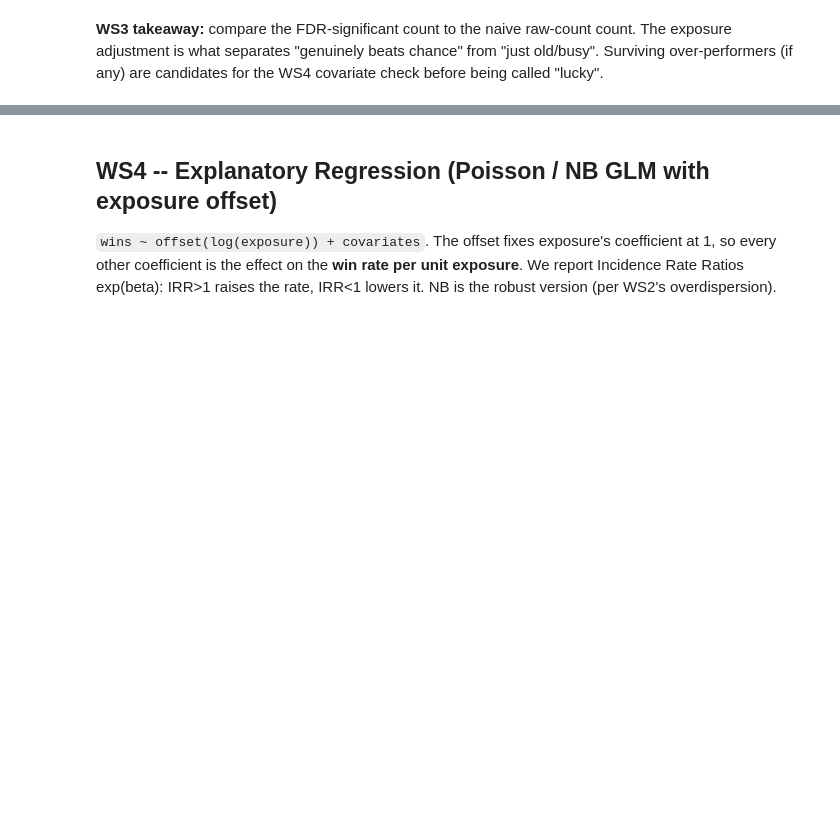
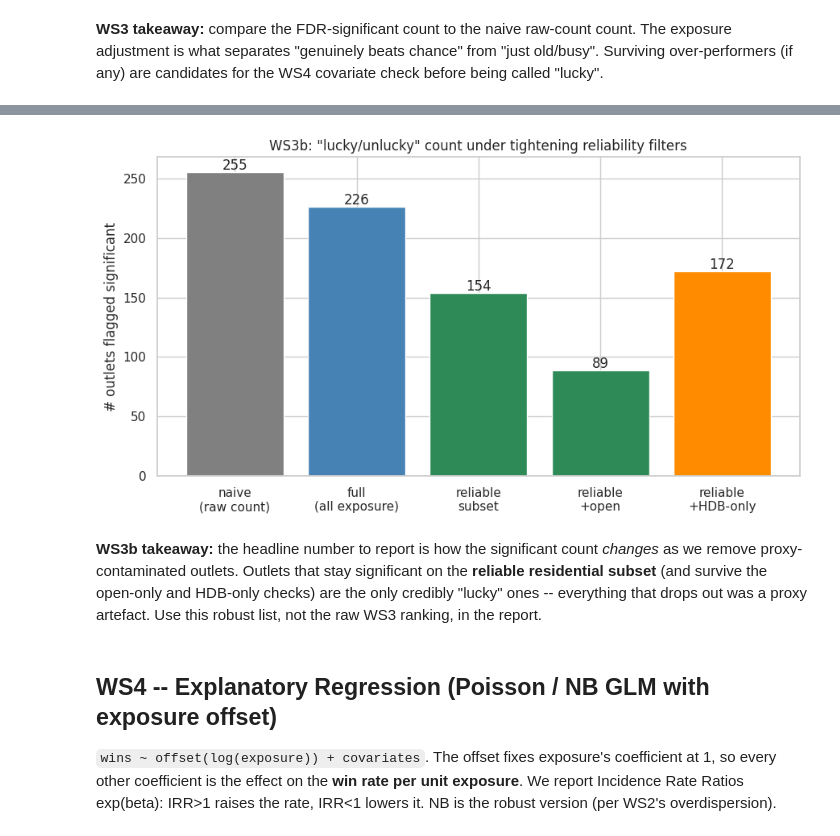
Before and after one commit to chuatzeyee/IS630Toto, a Jupyter notebook: analysis/toto_analysis.ipynb, the cells around one changed output, grey strips where cells are left out. Saved outputs shown, nothing was run; the diff lists cells and outputs as text; code cells hidden in the pictures; blank space fills up the shorter version.

```diff
--- a/analysis/toto_analysis.ipynb
+++ b/analysis/toto_analysis.ipynb
@@ -266,0 +316,16 @@ adjustment is what separates "genuinely beats chance" from "just old/busy". Surv
+# %%
+# Sensitivity variant 2: also exclude closed outlets
+rel_open = fdr_luck(reliable[reliable['is_closed']==0].reset_index(drop=True))
+print(f"reliable + open-only: {len(rel_open)} outlets, "
+      f"{rel_open['sig'].sum()} significant "
+      f"({(rel_open.sig & (rel_open.wins>rel_open.expected_wins)).sum()} over, "
+      f"{(rel_open.sig & (rel_open.wins<rel_open.expected_wins)).sum()} under)")
+
+# Sensitivity variant 3: HDB-only exposure on the reliable subset
+rh = reliable.dropna(subset=['expected_wins_hdb'])
+rh = rh[rh['expected_wins_hdb']>0].copy()
+ph_over = stats.poisson.sf(rh['wins']-1, rh['expected_wins_hdb'])
+ph_under = stats.poisson.cdf(rh['wins'], rh['expected_wins_hdb'])
+ph_two = np.minimum(1, 2*np.minimum(ph_over, ph_under))
+rejh,_,_,_ = multipletests(ph_two, alpha=0.05, method='fdr_bh')
+print(f"reliable + HDB-only exposure: {len(rh)} outlets, {rejh.sum()} significant")
@@ -267,3 +369,19 @@ adjustment is what separates "genuinely beats chance" from "just old/busy". Surv
+# %%
+# Visual: how the 'lucky' count shrinks as we tighten reliability
+labels = ['naive\n(raw count)','full\n(all exposure)','reliable\nsubset','reliable\n+open','reliable\n+HDB-only']
+counts = [naive_rej.sum(), m['significant'].sum(), rel['sig'].sum(), rel_open['sig'].sum(), int(rejh.sum())]
+fig, ax = plt.subplots(figsize=(9,5))
+bars = ax.bar(labels, counts, color=['grey','steelblue','seagreen','seagreen','darkorange'])
+for b,c in zip(bars,counts): ax.text(b.get_x()+b.get_width()/2, c+2, str(c), ha='center')
+ax.set_ylabel('# outlets flagged significant'); ax.set_title('WS3b: "lucky/unlucky" count under tightening reliability filters')
+plt.tight_layout(); plt.savefig(OUT/'ws3b_sensitivity_counts.png', dpi=120); plt.show()
+# %% [output]
+[figure, added]
+# %% [markdown]
+**WS3b takeaway:** the headline number to report is how the significant count *changes* as we
+remove proxy-contaminated outlets. Outlets that stay significant on the **reliable residential subset**
+(and survive the open-only and HDB-only checks) are the only credibly "lucky" ones -- everything that
+drops out was a proxy artefact. Use this robust list, not the raw WS3 ranking, in the report.
 # %% [markdown]
 ## WS4 -- Explanatory Regression (Poisson / NB GLM with exposure offset)
 
```
Also changed, not shown: parts of 4 cells of this notebook, 3 other files.
